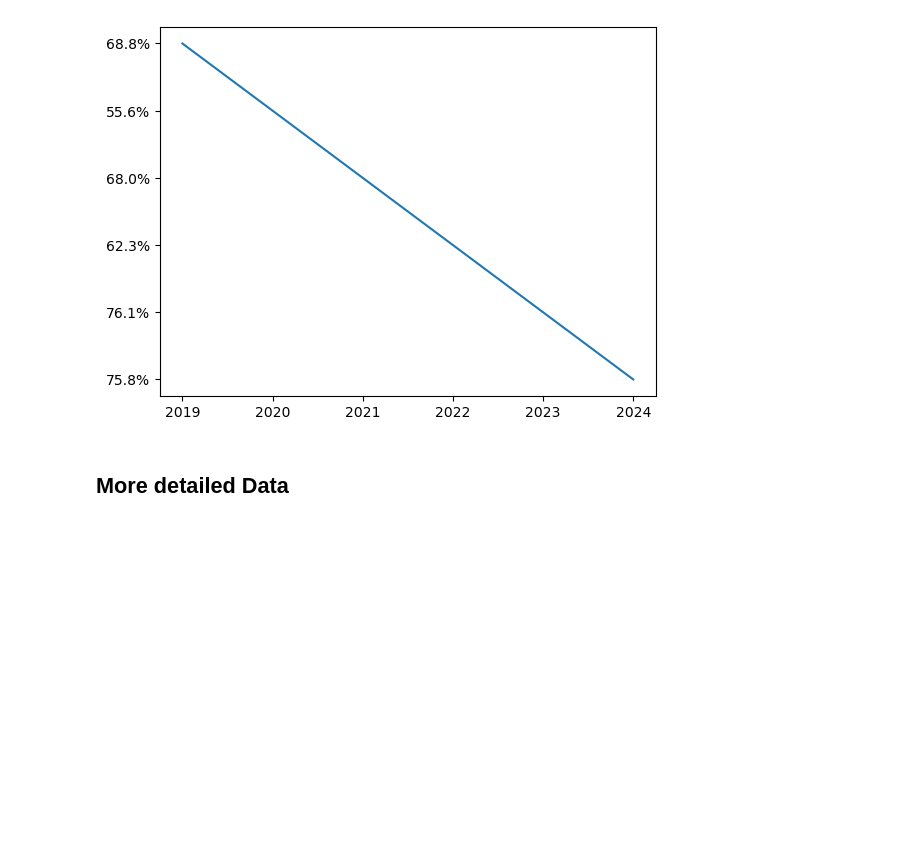
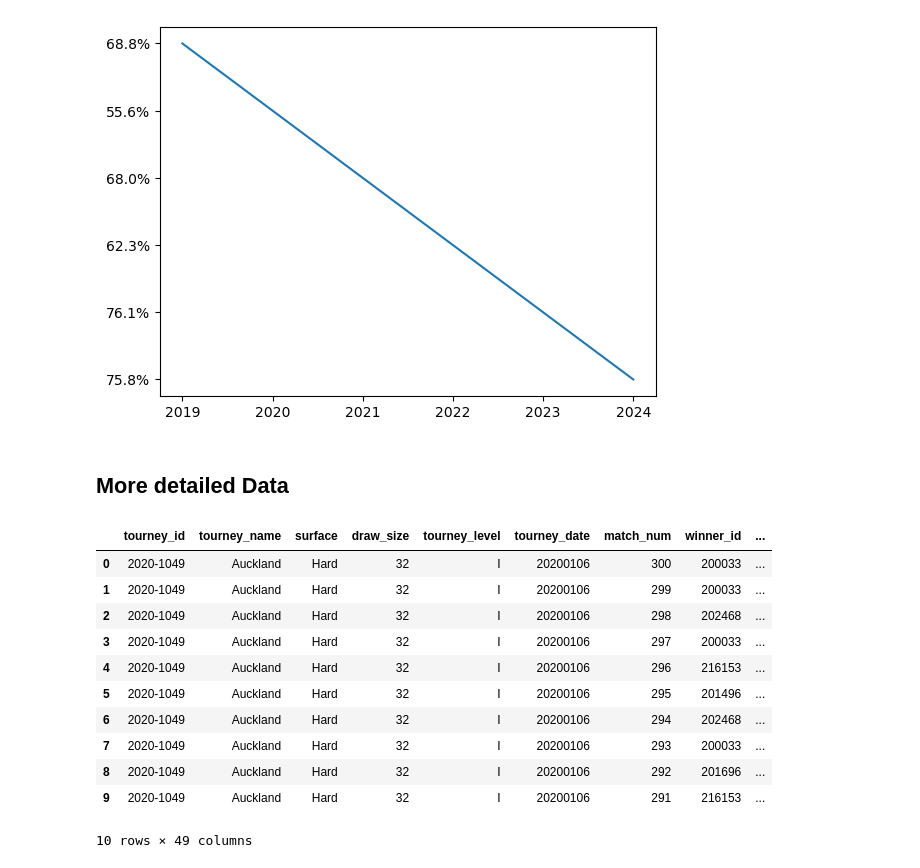
Before and after one commit to BrendanKenny1/Tennis-Project, a Jupyter notebook: P1.ipynb, the cells around one changed output. Cells and saved outputs as stored; diff of their text form; code cells hidden in the pictures; blank space fills up the shorter version.

```diff
--- a/P1.ipynb
+++ b/P1.ipynb
@@ -17,0 +10,22 @@ summary
+# %%
+def __iter__(self): return 0
+
+# @hidden_cell
+# The following code accesses a file in your IBM Cloud Object Storage. It includes your credentials.
+# You might want to remove those credentials before you share the notebook.
+
+cos_client = ibm_boto3.client(service_name='s3',
+    ibm_api_key_id='jtZTI4SI2WOqByytmJIQtgYH-srxfGO_ZRfXglQuDmau',
+    ibm_auth_endpoint="https://iam.cloud.ibm.com/identity/token",
+    config=Config(signature_version='oauth'),
+    endpoint_url='https://s3.direct.us-south.cloud-object-storage.appdomain.cloud')
+
+bucket = 'tennisproject-donotdelete-pr-9y2v4pgadevfjp'
+object_key = 'CocoG.csv'
+
+body = cos_client.get_object(Bucket=bucket,Key=object_key)['Body']
+# add missing __iter__ method, so pandas accepts body as file-like object
+if not hasattr(body, "__iter__"): body.__iter__ = types.MethodType( __iter__, body )
+
+summary = pd.read_csv(body)
+summary.head(10)
@@ -30,0 +48,35 @@ y2024 = pd.read_csv('wta_matches_2024.csv')
+# %%
+def __iter__(self): return 0
+
+# @hidden_cell
+# The following code accesses a file in your IBM Cloud Object Storage. It includes your credentials.
+# You might want to remove those credentials before you share the notebook.
+
+cos_client = ibm_boto3.client(service_name='s3',
+    ibm_api_key_id='jtZTI4SI2WOqByytmJIQtgYH-srxfGO_ZRfXglQuDmau',
+    ibm_auth_endpoint="https://iam.cloud.ibm.com/identity/token",
+    config=Config(signature_version='oauth'),
+    endpoint_url='https://s3.direct.us-south.cloud-object-storage.appdomain.cloud')
+
+bucket = 'tennisproject-donotdelete-pr-9y2v4pgadevfjp'
+object_key = 'wta_matches_2020.csv'
+
+body = cos_client.get_object(Bucket=bucket,Key=object_key)['Body']
+# add missing __iter__ method, so pandas accepts body as file-like object
+if not hasattr(body, "__iter__"): body.__iter__ = types.MethodType( __iter__, body )
+
+y2020= pd.read_csv(body)
+y2020.head(10)
+# %% [output]
+|  | tourney_id | tourney_name | surface | draw_size | tourney_level | tourney_date | match_num | winner_id | ... |
+| 0 | 2020-1049 | Auckland | Hard | 32 | I | 20200106 | 300 | 200033 | ... |
+| 1 | 2020-1049 | Auckland | Hard | 32 | I | 20200106 | 299 | 200033 | ... |
+| 2 | 2020-1049 | Auckland | Hard | 32 | I | 20200106 | 298 | 202468 | ... |
+| 3 | 2020-1049 | Auckland | Hard | 32 | I | 20200106 | 297 | 200033 | ... |
+| 4 | 2020-1049 | Auckland | Hard | 32 | I | 20200106 | 296 | 216153 | ... |
+| 5 | 2020-1049 | Auckland | Hard | 32 | I | 20200106 | 295 | 201496 | ... |
+| 6 | 2020-1049 | Auckland | Hard | 32 | I | 20200106 | 294 | 202468 | ... |
+| 7 | 2020-1049 | Auckland | Hard | 32 | I | 20200106 | 293 | 200033 | ... |
+| 8 | 2020-1049 | Auckland | Hard | 32 | I | 20200106 | 292 | 201696 | ... |
+| 9 | 2020-1049 | Auckland | Hard | 32 | I | 20200106 | 291 | 216153 | ... |
+10 rows × 49 columns
```
Also changed, not shown: parts of 42 cells of this notebook.
